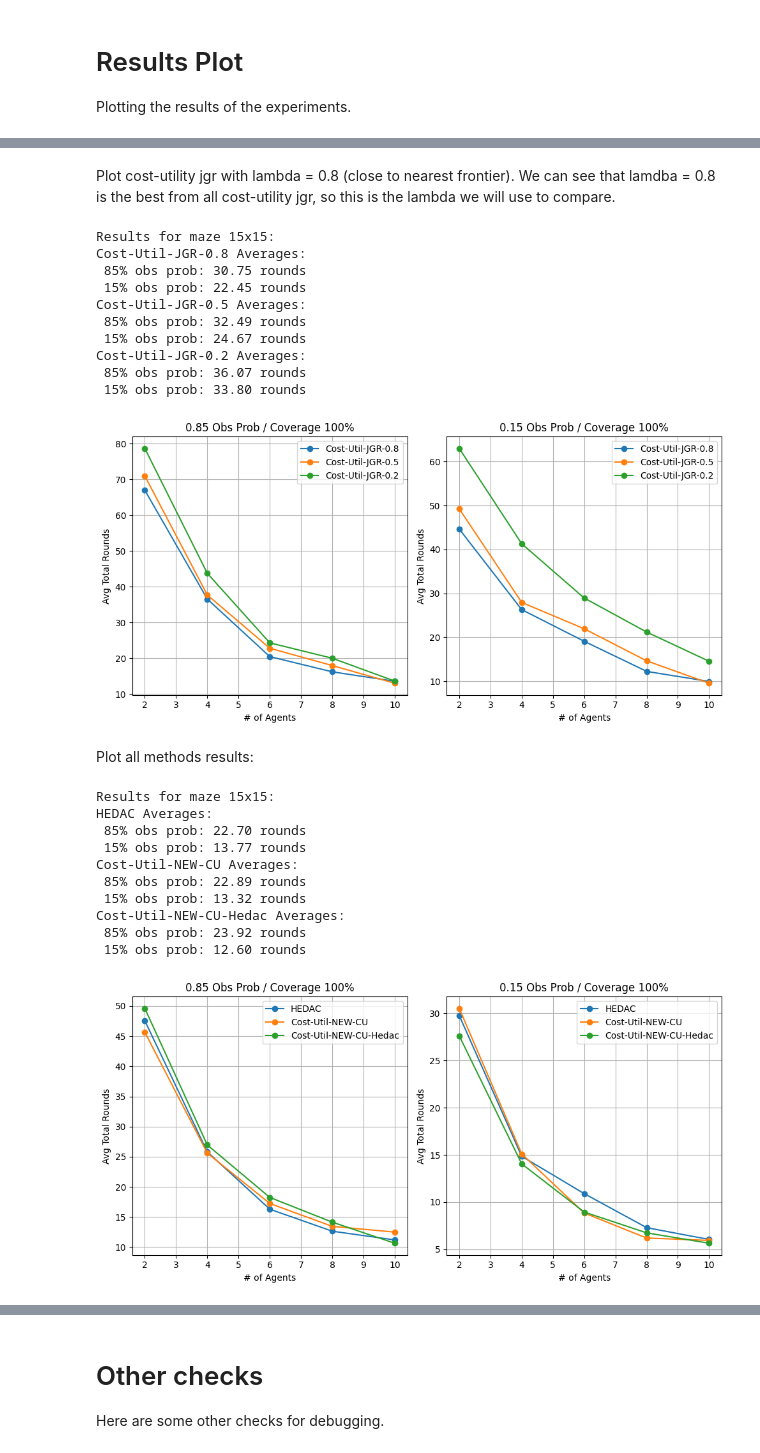
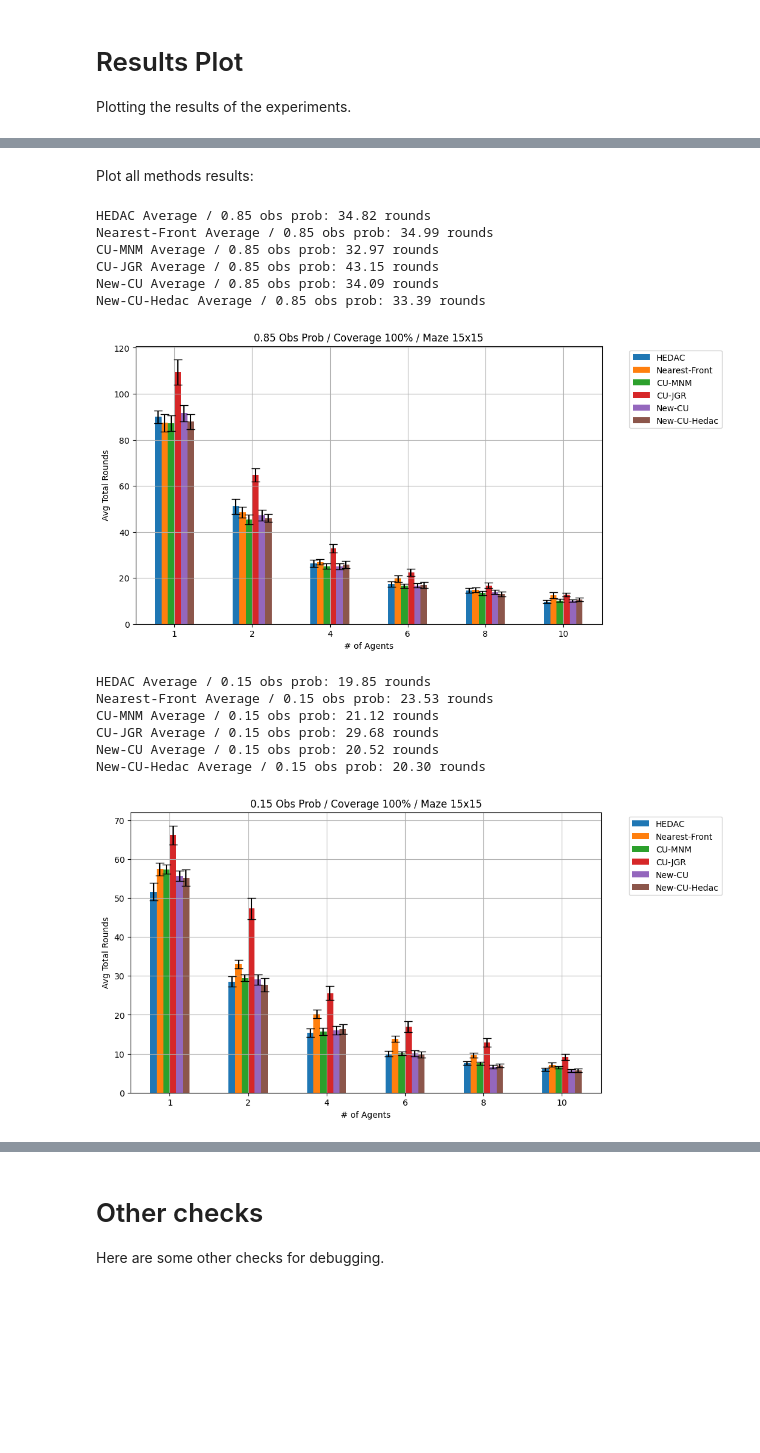
Before and after one commit to manouslinard/multiagent-exploration, a Jupyter notebook: Swarm_RL-Manousos.ipynb, the cells around one changed output, grey strips where cells are left out. Cells and saved outputs as stored; diff of their text form; code cells hidden in the pictures; blank space fills up the shorter version.

Commit message:
rem exp/methods+run 50 exp+new plot comp

```diff
--- a/Swarm_RL-Manousos.ipynb
+++ b/Swarm_RL-Manousos.ipynb
@@ -1411,8 +1411,8 @@ Running the experiments:
 # %%
 # Initialization Parameters ========
 agents_num_list = [1, 2, 4, 6, 8, 10]
-rows = 30
-cols = 30
+rows = 15
+cols = 15
 num_test = 50
 obs_prob = 0.85
 agent_view = 2
@@ -1486,21 +1449,0 @@ def convert_paths_os(file_dict):
-# %% [markdown]
-Plot cost-utility jgr with lambda = 0.8 (close to nearest frontier). We can see that lamdba = 0.8 is the best from all cost-utility jgr, so this is the lambda we will use to compare.
-# %%
-file_dict = {'Cost-Util-JGR-0.8': 'results/cu_jgr/15x15/cu_jgr_15x15_True_2_20_0.8.xlsx',
-             'Cost-Util-JGR-0.5': 'results/cu_jgr/15x15/cu_jgr_15x15_True_2_20_0.5.xlsx',
-             'Cost-Util-JGR-0.2': 'results/cu_jgr/15x15/cu_jgr_15x15_True_2_20_0.2.xlsx',}
-convert_paths_os(file_dict)
-print("Results for maze 15x15:")
-plot_comparison(file_dict)
-# %% [output]
-Results for maze 15x15:
-Cost-Util-JGR-0.8 Averages:
- 85% obs prob: 30.75 rounds
- 15% obs prob: 22.45 rounds
-Cost-Util-JGR-0.5 Averages:
- 85% obs prob: 32.49 rounds
- 15% obs prob: 24.67 rounds
-Cost-Util-JGR-0.2 Averages:
- 85% obs prob: 36.07 rounds
- 15% obs prob: 33.80 rounds
-[figure, removed]
@@ -1507,27 +1486,28 @@ Cost-Util-JGR-0.2 Averages:
 # %% [markdown]
 Plot all methods results:
 # %%
-file_dict = {'HEDAC': 'results/hedac/15x15/hedac_15x15_True_2_20.xlsx',
-             #'Nearest-Front': 'results/nf/15x15/nf_15x15_True_2_20.xlsx',
-             #'Cost-Util-MNM': 'results/cu_mnm/15x15/cu_mnm_15x15_True_2_20.xlsx',
-             #'Cost-Util-JGR': 'results/cu_jgr/15x15/cu_jgr_15x15_True_2_20_0.8.xlsx',
-             'Cost-Util-NEW-CU': 'results/new_cu/15x15/new_cu_15x15_True_2_20.xlsx',
-             'Cost-Util-NEW-CU-Hedac': 'results/new_cu_hedac/15x15/new_cu_hedac_15x15_True_2_20.xlsx',
-             #'Cost-Util-NEW-Hedac_nonf': 'results/new_hedac_nonf/15x15/new_hedac_nonf_15x15_True_2_20.xlsx',
-             #'Cost-Util-NEW-Hedac_dir': 'results/new_hedac_dir/15x15/new_hedac_dir_15x15_True_2_20.xlsx'
+file_dict = {'HEDAC': 'results/hedac/15x15/hedac_15x15_True_2_50.xlsx',
+             'Nearest-Front': 'results/nf/15x15/nf_15x15_True_2_50.xlsx',
+             'CU-MNM': 'results/cu_mnm/15x15/cu_mnm_15x15_True_2_50.xlsx',
+             'CU-JGR': 'results/cu_jgr/15x15/cu_jgr_15x15_True_2_50.xlsx',
+             'New-CU': 'results/new_cu/15x15/new_cu_15x15_True_2_50.xlsx',
+             'New-CU-Hedac': 'results/new_cu_hedac/15x15/new_cu_hedac_15x15_True_2_50.xlsx',
              }
 convert_paths_os(file_dict)
-print("Results for maze 15x15:")
 plot_comparison(file_dict)
+plot_comparison(file_dict, 0.15)
 # %% [output]
-Results for maze 15x15:
-HEDAC Averages:
- 85% obs prob: 22.70 rounds
- 15% obs prob: 13.77 rounds
-Cost-Util-NEW-CU Averages:
- 85% obs prob: 22.89 rounds
- 15% obs prob: 13.32 rounds
-Cost-Util-NEW-CU-Hedac Averages:
- 85% obs prob: 23.92 rounds
- 15% obs prob: 12.60 rounds
+HEDAC Average / 0.85 obs prob: 34.82 rounds
+Nearest-Front Average / 0.85 obs prob: 34.99 rounds
+CU-MNM Average / 0.85 obs prob: 32.97 rounds
+CU-JGR Average / 0.85 obs prob: 43.15 rounds
+New-CU Average / 0.85 obs prob: 34.09 rounds
+New-CU-Hedac Average / 0.85 obs prob: 33.39 rounds
-[figure, old version]
+[figure, new version]
+HEDAC Average / 0.15 obs prob: 19.85 rounds
+Nearest-Front Average / 0.15 obs prob: 23.53 rounds
+CU-MNM Average / 0.15 obs prob: 21.12 rounds
+CU-JGR Average / 0.15 obs prob: 29.68 rounds
+New-CU Average / 0.15 obs prob: 20.52 rounds
+New-CU-Hedac Average / 0.15 obs prob: 20.30 rounds
+[figure, added]
```
Also changed, not shown: parts of 6 cells of this notebook, 29 other files.
